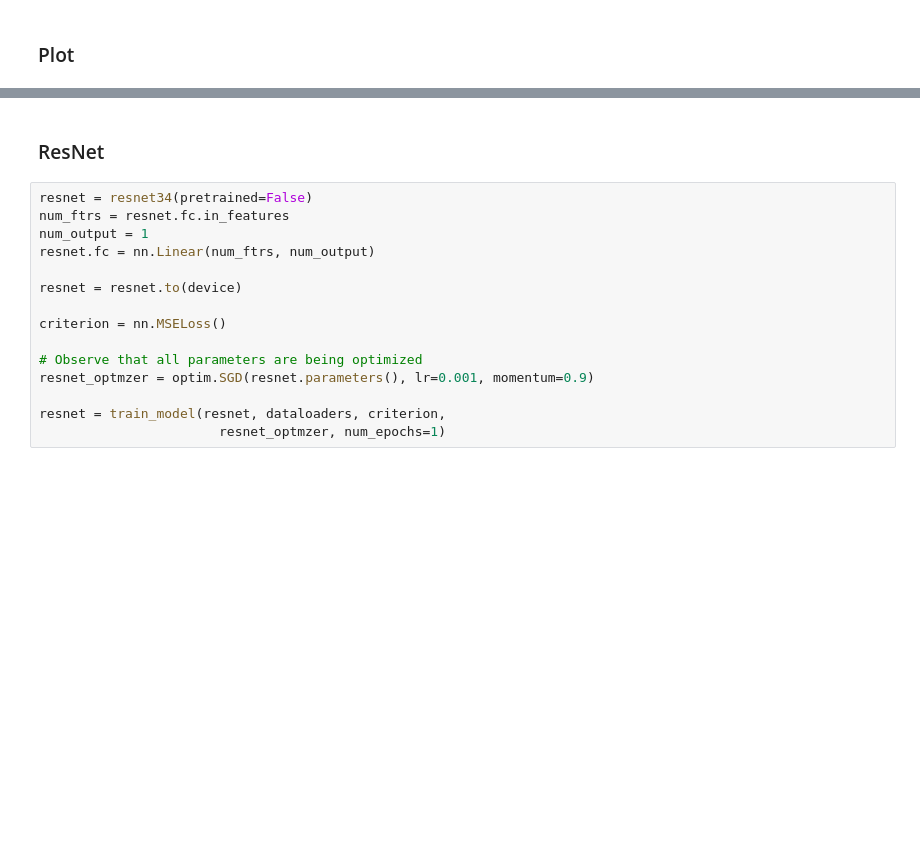
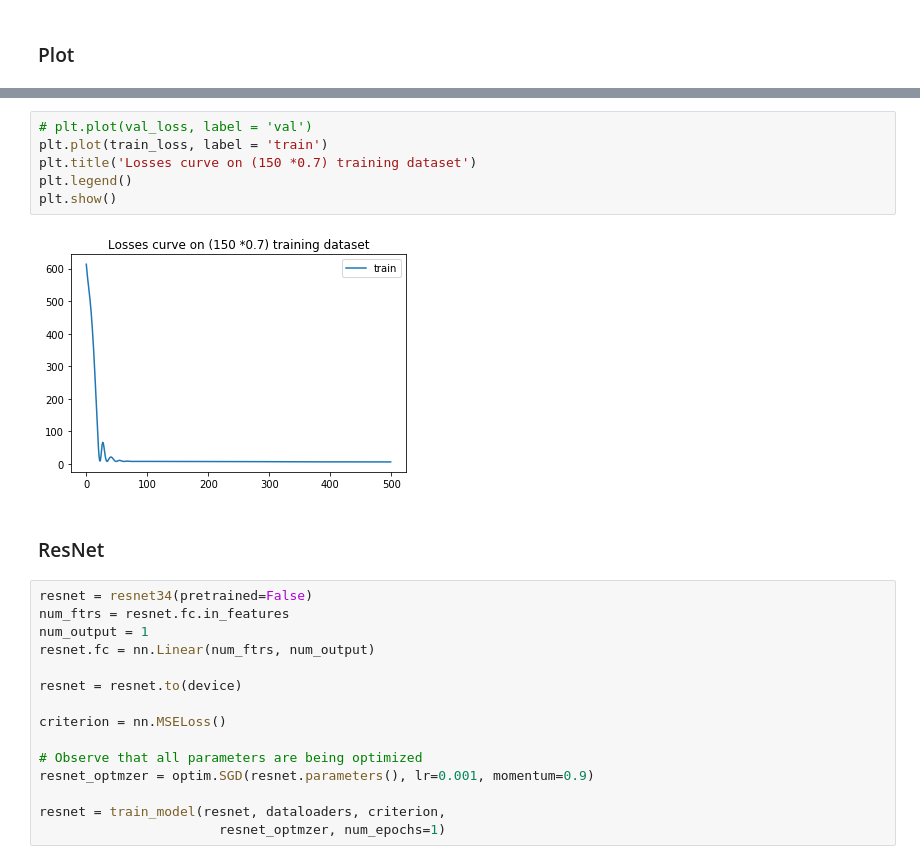
Before and after one commit to syin3/cs231n-cyclone, a Jupyter notebook: read.ipynb, the cells around one changed output, grey strips where cells are left out. Saved outputs shown, nothing was run; the diff lists cells and outputs as text; blank space fills up the shorter version.

```diff
--- a/read.ipynb
+++ b/read.ipynb
@@ -666,3 +676,11 @@ plt.show()
+# %%
+# plt.plot(val_loss, label = 'val')
+plt.plot(train_loss, label = 'train')
+plt.title('Losses curve on (150 *0.7) training dataset')
+plt.legend()
+plt.show()
+# %% [output]
+[figure, added]
 # %% [markdown]
 ### ResNet
 # %%
```
Also changed, not shown: parts of 16 cells of this notebook.
